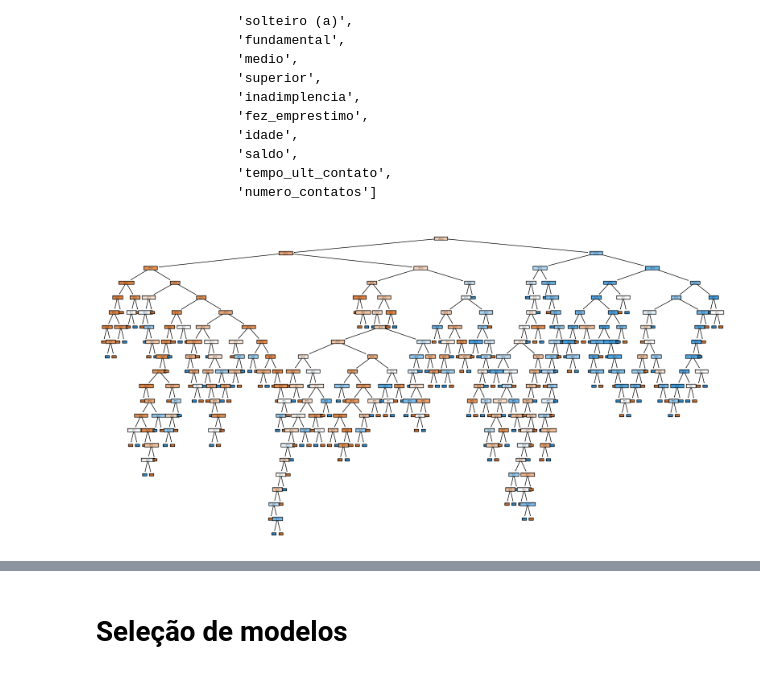
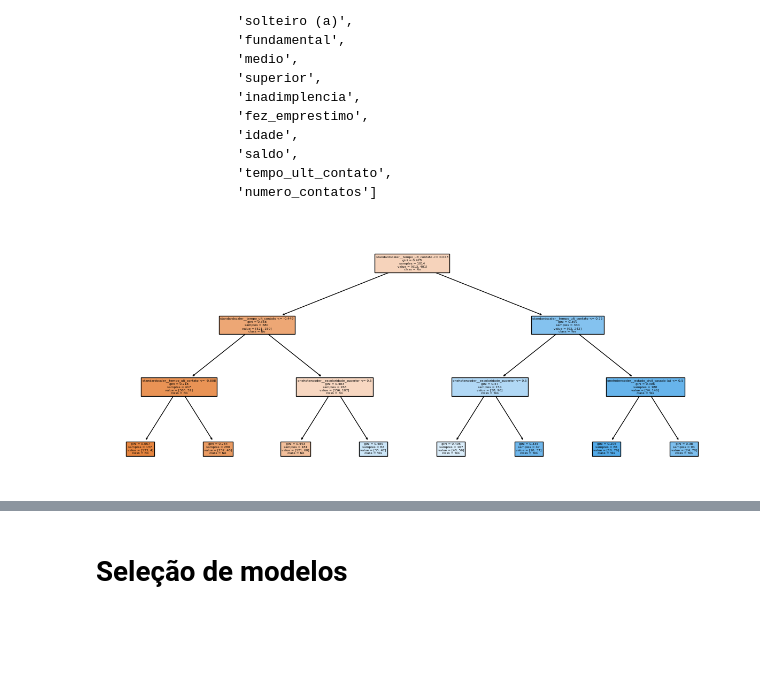
Before and after one commit to rafaellima13/Marketing_Investimento, a Jupyter notebook: Rafael_Lima_Classificacao_Marketing_Investimento.ipynb, the cells around one changed output, grey strips where cells are left out. Saved outputs shown, nothing was run; the diff lists cells and outputs as text; code cells hidden in the pictures; blank space fills up the shorter version.

````diff
--- a/Rafael_Lima_Classificacao_Marketing_Investimento.ipynb
+++ b/Rafael_Lima_Classificacao_Marketing_Investimento.ipynb
@@ -258,3 +256,7 @@ A acurácia da árvore de decisão foi 65.75%
 # %%
 from sklearn.tree import plot_tree
 import matplotlib.pyplot as plt
+# %%
+arvore = DecisionTreeClassifier(max_depth= 3, random_state= 5)
+arvore.fit(X_train, y_train)
+arvore.score(X_test, y_test)
@@ -274,8 +291,8 @@ nome_colunas = ['casado (a)',
                 'numero_contatos']
 ```
 # %%
-plt.figure(figsize=(20, 10))
+plt.figure(figsize=(15, 6))
 plot_tree(arvore, filled=True, feature_names=transformer.get_feature_names_out(), class_names=['No', 'Yes'])
 plt.show()
 # %% [output]
-[figure, old version]
+[figure, new version]
````
Also changed, not shown: parts of 15 cells of this notebook.
